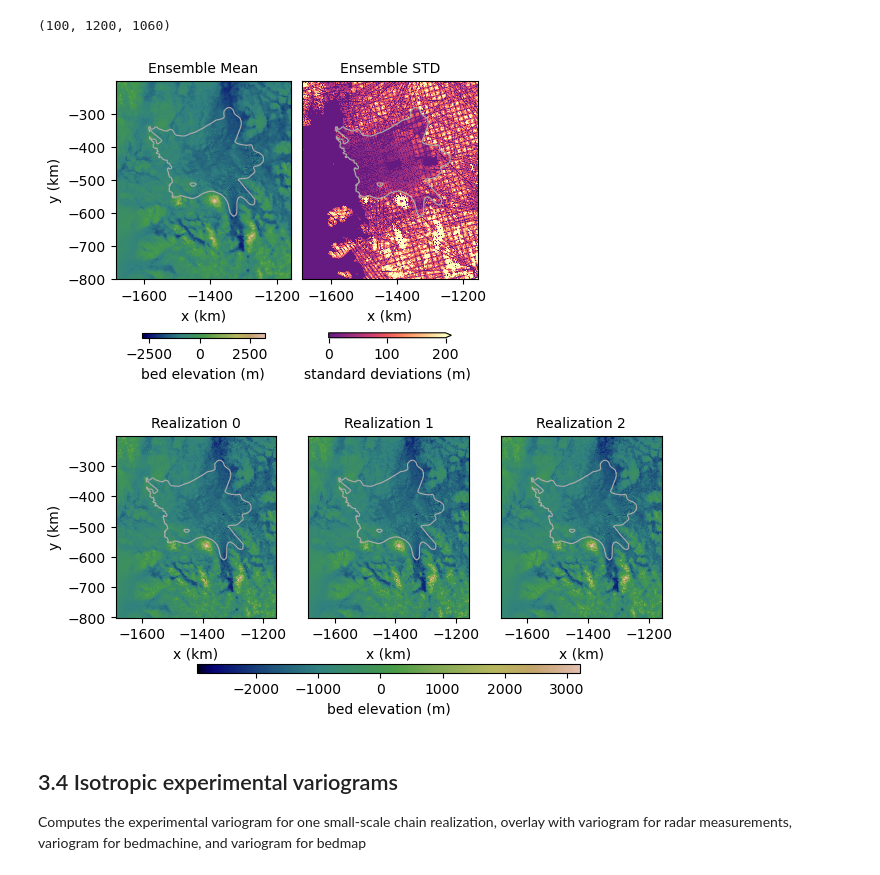
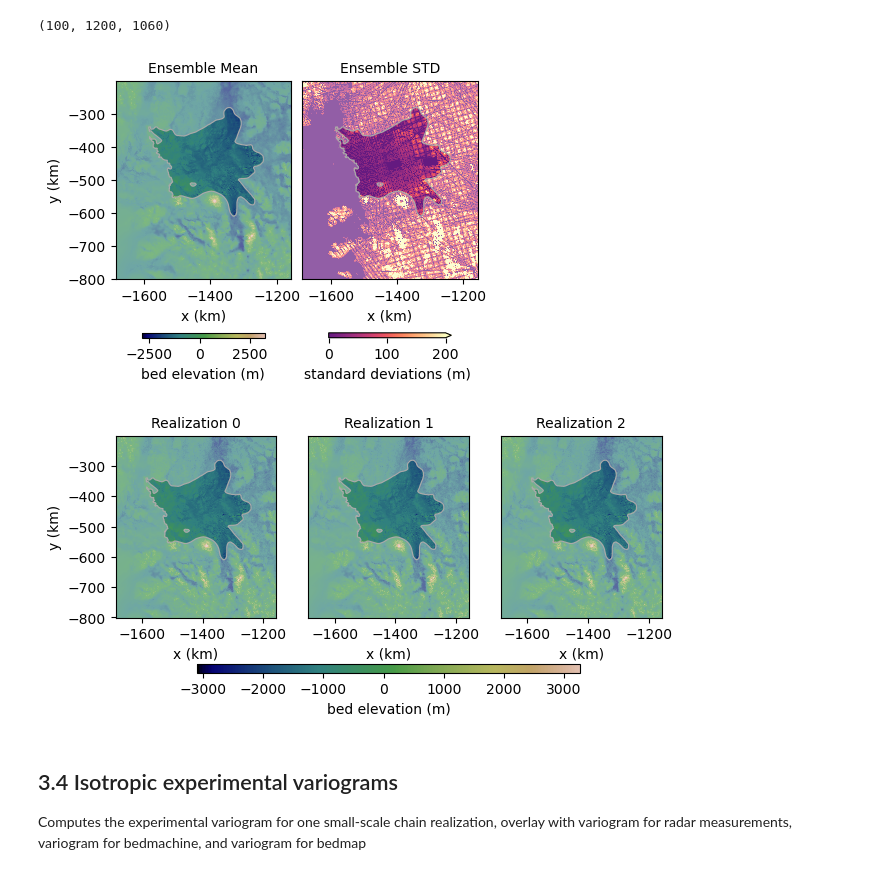
Before and after one commit to NiyaShao/geostatisticalMCMC, a Jupyter notebook: allChains_visualization.ipynb, the cells around one changed output. Drawn from its saved outputs; the diff is of its cells as text; code cells hidden in the pictures.

```diff
--- a/allChains_visualization.ipynb
+++ b/allChains_visualization.ipynb
@@ -54,6 +54,7 @@ SIGMA_MC = 7
 LOSS_LSC_FOLDER = Path("/blue/emackie/niyashao/results/LargeScaleChain/")
 LOSS_SSC_FINAL_ITER = "40k"
 MAX_STD = 200 #maximum standard deviation in the plot
+TRANSPARENT = 0.7 #Semi-transparent topography in low-velocity region
 
 # ------------------------------------------------------------------
 # 3.4 — variogram check for one realization
@@ -574,7 +575,13 @@ ax2 = fig.add_subplot(gs[0, 1])
 
 #############################ax1###################################
 
-f_mean = ax1.pcolormesh(xx/1000, yy/1000, np.mean(bed_ensemble[:,:,:],axis=0),cmap=cmp_earth)
+vmin = np.nanmin(np.mean(bed_ensemble[:,:,:],axis=0))
+vmax = np.nanmax(np.mean(bed_ensemble[:,:,:],axis=0))
+
+ax1.pcolormesh(xx/1000, yy/1000, np.mean(bed_ensemble[:,:,:],axis=0),cmap=cmp_earth, alpha=TRANSPARENT,vmin=vmin,vmax=vmax)
+mean_inside = np.mean(bed_ensemble[:,:,:],axis=0)
+mean_inside = np.where(highvel_mask==1,mean_inside,np.nan)
+f_mean = ax1.pcolormesh(xx/1000, yy/1000, mean_inside,cmap=cmp_earth,vmin=vmin,vmax=vmax)
 ax1.contour(xx/1000, yy/1000, highvel_mask, levels=[0.5], colors='darkgrey', linewidths=0.8)
 ax1.set_ylabel('y (km)',fontsize=10)
 ax1.set_xlabel('x (km)',fontsize=10)
@@ -587,7 +594,10 @@ ax1.axis('scaled')
 
 #############################ax2###################################
 
-f_std = ax2.pcolormesh(xx/1000, yy/1000, np.std(bed_ensemble[:,:,:],axis=0),cmap=cmp_magma,vmax=MAX_STD)
+ax2.pcolormesh(xx/1000, yy/1000, np.std(bed_ensemble[:,:,:],axis=0),cmap=cmp_magma,vmax=MAX_STD, alpha=TRANSPARENT,vmin=0)
+std_inside = np.std(bed_ensemble[:,:,:],axis=0)
+std_inside = np.where(highvel_mask==1,std_inside,np.nan)
+f_std = ax2.pcolormesh(xx/1000, yy/1000, std_inside, cmap=cmp_magma, vmax=MAX_STD, vmin=0)
 ax2.contour(xx/1000, yy/1000, highvel_mask, levels=[0.5], colors='darkgrey', linewidths=0.8)
 ax2.set_xlabel('x (km)',fontsize=10)
 ax2.set_yticks([])
@@ -602,37 +612,44 @@ plt.tight_layout(w_pad=0.1,h_pad=0.1)
 
 plt.savefig('ensemble_stats.png',dpi=600,bbox_inches='tight')
 # %% [output]
-[figure, old version]
+[figure, new version]
 # %%
 #############################layout###################################
 
 #Plot data
 mm = 1/25.4
 
 length = 179*mm
 height = (length) / 3 / xx.shape[1] * xx.shape[0] + (35*mm)
 
 fig, axes = plt.subplots(nrows=1, ncols=3, figsize=(length, height))
 indexes = REALIZATION_INDICIES
 
+vmin = np.nanmin(bed_ensemble[0,:,:])
+vmax = np.nanmax(bed_ensemble[0,:,:])
+
 for i, ax in enumerate(axes):
-    f_topo = ax.pcolormesh(xx/1000, yy/1000, bed_ensemble[int(indexes[i]),:,:], cmap=cmp_earth)
+
+    ax.pcolormesh(xx/1000, yy/1000, bed_ensemble[int(indexes[i]),:,:], cmap=cmp_earth, alpha=TRANSPARENT, vmin=vmin,vmax=vmax)
+    topo_inside = bed_ensemble[int(indexes[i]),:,:]
+    topo_inside = np.where(highvel_mask==1,topo_inside,np.nan)
+    f_topo = ax.pcolormesh(xx/1000, yy/1000, topo_inside, cmap=cmp_earth, vmin=vmin,vmax=vmax)
     ax.contour(xx/1000, yy/1000, highvel_mask, levels=[0.5], colors='darkgrey', linewidths=0.8)
     if i == 0:
         ax.set_ylabel('y (km)',fontsize=10)
     else:
         ax.set_yticks([])
     ax.set_xlabel('x (km)',fontsize=10)
     ax.set_title('Realization ' + str(i),fontsize=10)
     ax.axis('scaled')
 
 cbar = fig.colorbar(f_topo, ax=axes, aspect=45, orientation='horizontal',
                    location='bottom', shrink=0.7)
 cbar.set_label(label='bed elevation (m)',fontsize=10)
 
 plt.savefig('realizations.png',dpi=600,bbox_inches='tight')
 # %% [output]
-[figure, old version]
+[figure, new version]
 # %% [markdown]
 ## 3.4 Isotropic experimental variograms
 
```
Also changed, not shown: parts of 3 cells of this notebook.
